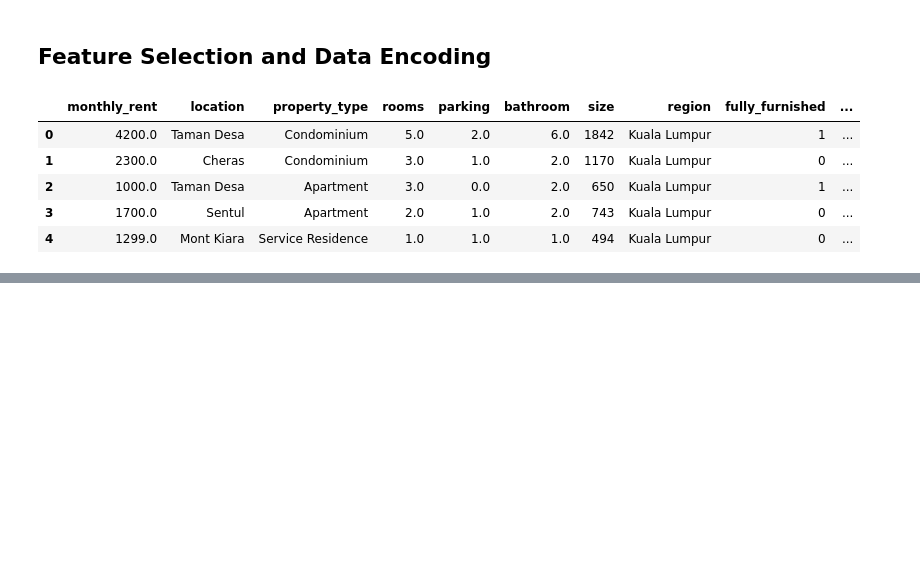
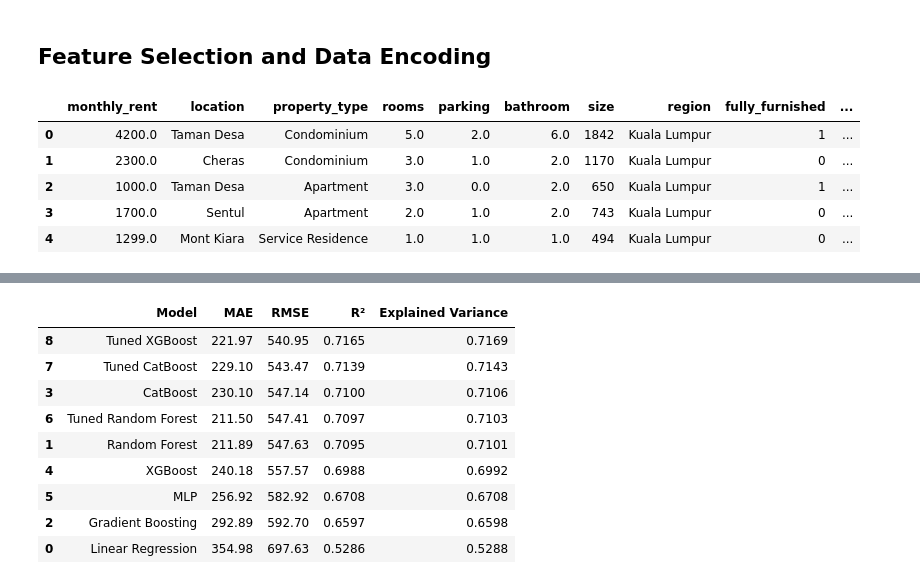
Before and after one commit to y-shen-x/Machine-Learning-KL-Rent-Prices-, a Jupyter notebook: kl_rent_prices.ipynb, the cells around one changed output, grey strips where cells are left out. Saved outputs shown, nothing was run; the diff lists cells and outputs as text; code cells hidden in the pictures; blank space fills up the shorter version.

```diff
--- a/kl_rent_prices.ipynb
+++ b/kl_rent_prices.ipynb
@@ -535,0 +810,19 @@ memory usage: 2.3 MB
+# %%
+
+from sklearn.ensemble import RandomForestRegressor
+
+rf_tuned = RandomForestRegressor(
+    n_estimators=200,
+    min_samples_split=2,
+    min_samples_leaf=1,
+    max_depth=None,
+    random_state=42,
+    n_jobs=-1
+)
+
+rf_tuned.fit(X_train_rf, y_train)
+
+y_pred_rf_tuned = rf_tuned.predict(X_test_rf)
+
+evaluate(y_test, y_pred_rf, "Original Random Forest")
+evaluate(y_test, y_pred_rf_tuned, "Tuned Random Forest")
@@ -535,0 +1018,55 @@ memory usage: 2.3 MB
+# %%
+from sklearn.metrics import (
+    mean_absolute_error,
+    mean_squared_error,
+    r2_score,
+    explained_variance_score
+)
+
+import pandas as pd
+import numpy as np
+
+models = [
+    ("Linear Regression", y_pred_lr),
+    ("Random Forest", y_pred_rf),
+    ("Gradient Boosting", y_pred_gbr),
+    ("CatBoost", y_pred_cb),
+    ("XGBoost", y_pred_xgb),
+]
+if train_MLP:
+    models.append(("MLP", y_pred_mlp))
+models.append(("Tuned Random Forest", y_pred_rf_tuned))
+models.append(("Tuned CatBoost", y_pred_cb_tuned))
+models.append(("Tuned XGBoost", y_pred_xgb_tuned))
+
+results = []
+
+for name, pred in models:
+
+    results.append({
+        "Model": name,
+        "MAE": round(mean_absolute_error(y_test, pred), 2),
+        "RMSE": round(np.sqrt(mean_squared_error(y_test, pred)), 2),
+        "R²": round(r2_score(y_test, pred), 4),
+        "Explained Variance": round(
+            explained_variance_score(y_test, pred), 4
+        )
+    })
+
+results_df = pd.DataFrame(results)
+
+results_df.sort_values(
+    by="R²",
+    ascending=False
+)
+# %% [output]
+|  | Model | MAE | RMSE | R² | Explained Variance |
+| 8 | Tuned XGBoost | 221.97 | 540.95 | 0.7165 | 0.7169 |
+| 7 | Tuned CatBoost | 229.10 | 543.47 | 0.7139 | 0.7143 |
+| 3 | CatBoost | 230.10 | 547.14 | 0.7100 | 0.7106 |
+| 6 | Tuned Random Forest | 211.50 | 547.41 | 0.7097 | 0.7103 |
+| 1 | Random Forest | 211.89 | 547.63 | 0.7095 | 0.7101 |
+| 4 | XGBoost | 240.18 | 557.57 | 0.6988 | 0.6992 |
+| 5 | MLP | 256.92 | 582.92 | 0.6708 | 0.6708 |
+| 2 | Gradient Boosting | 292.89 | 592.70 | 0.6597 | 0.6598 |
+| 0 | Linear Regression | 354.98 | 697.63 | 0.5286 | 0.5288 |
```
Also changed, not shown: parts of 29 cells of this notebook, 1 other file.
